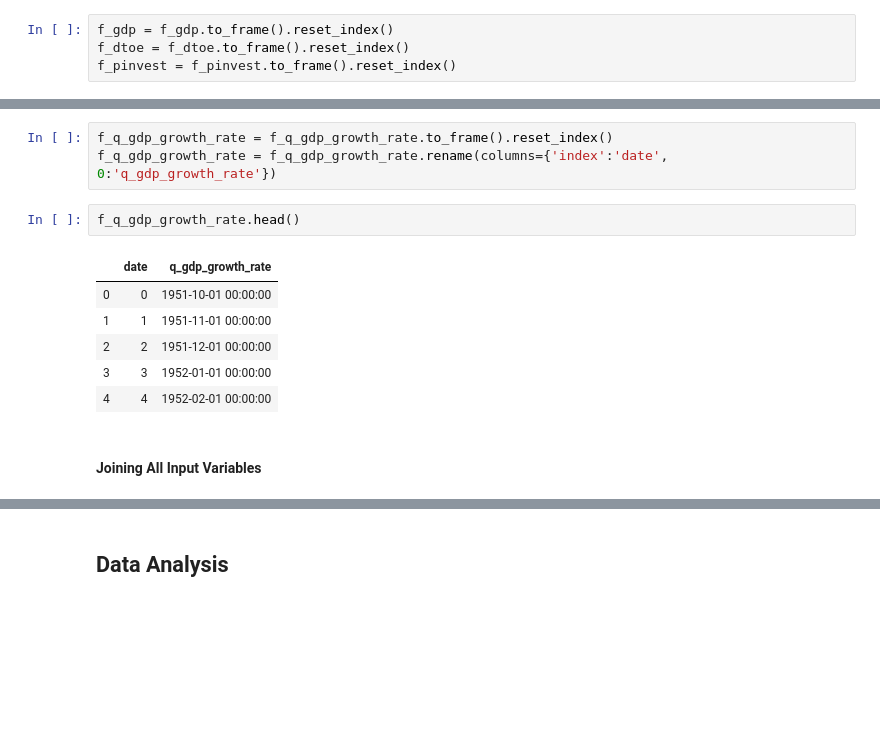
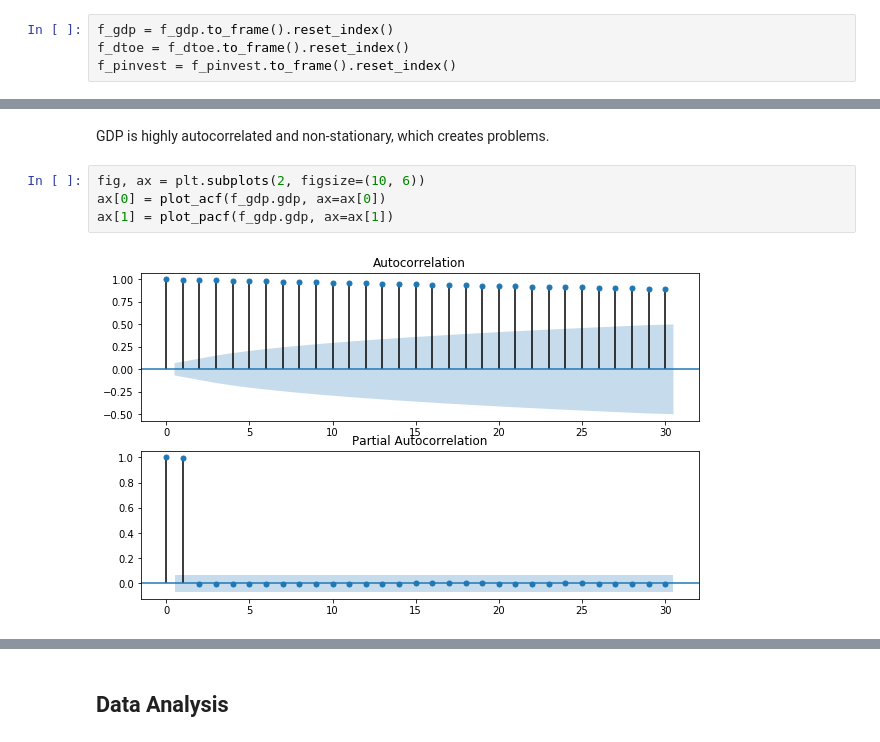
Before and after one commit to jiajunyuan/python-recession-forecaster, a Jupyter notebook: recession_predictor.ipynb, the cells around one changed output, grey strips where cells are left out. Cells and saved outputs as stored; diff of their text form; blank space fills up the shorter version.

```diff
--- a/recession_predictor.ipynb
+++ b/recession_predictor.ipynb
@@ -293,14 +215,8 @@ dtype: object
-# %%
-f_q_gdp_growth_rate = f_q_gdp_growth_rate.to_frame().reset_index()
-f_q_gdp_growth_rate = f_q_gdp_growth_rate.rename(columns={'index':'date', 0:'q_gdp_growth_rate'})
-# %%
-f_q_gdp_growth_rate.head()
-# %% [output]
-|  | date | q_gdp_growth_rate |
-| 0 | 0 | 1951-10-01 00:00:00 |
-| 1 | 1 | 1951-11-01 00:00:00 |
-| 2 | 2 | 1951-12-01 00:00:00 |
-| 3 | 3 | 1952-01-01 00:00:00 |
-| 4 | 4 | 1952-02-01 00:00:00 |
-# %% [markdown]
-#### Joining All Input Variables
+# %% [markdown]
+GDP is highly autocorrelated and non-stationary, which creates problems.
+# %%
+fig, ax = plt.subplots(2, figsize=(10, 6))
+ax[0] = plot_acf(f_gdp.gdp, ax=ax[0])
+ax[1] = plot_pacf(f_gdp.gdp, ax=ax[1])
+# %% [output]
+[figure, added]
```
Also changed, not shown: parts of 43 cells of this notebook.
